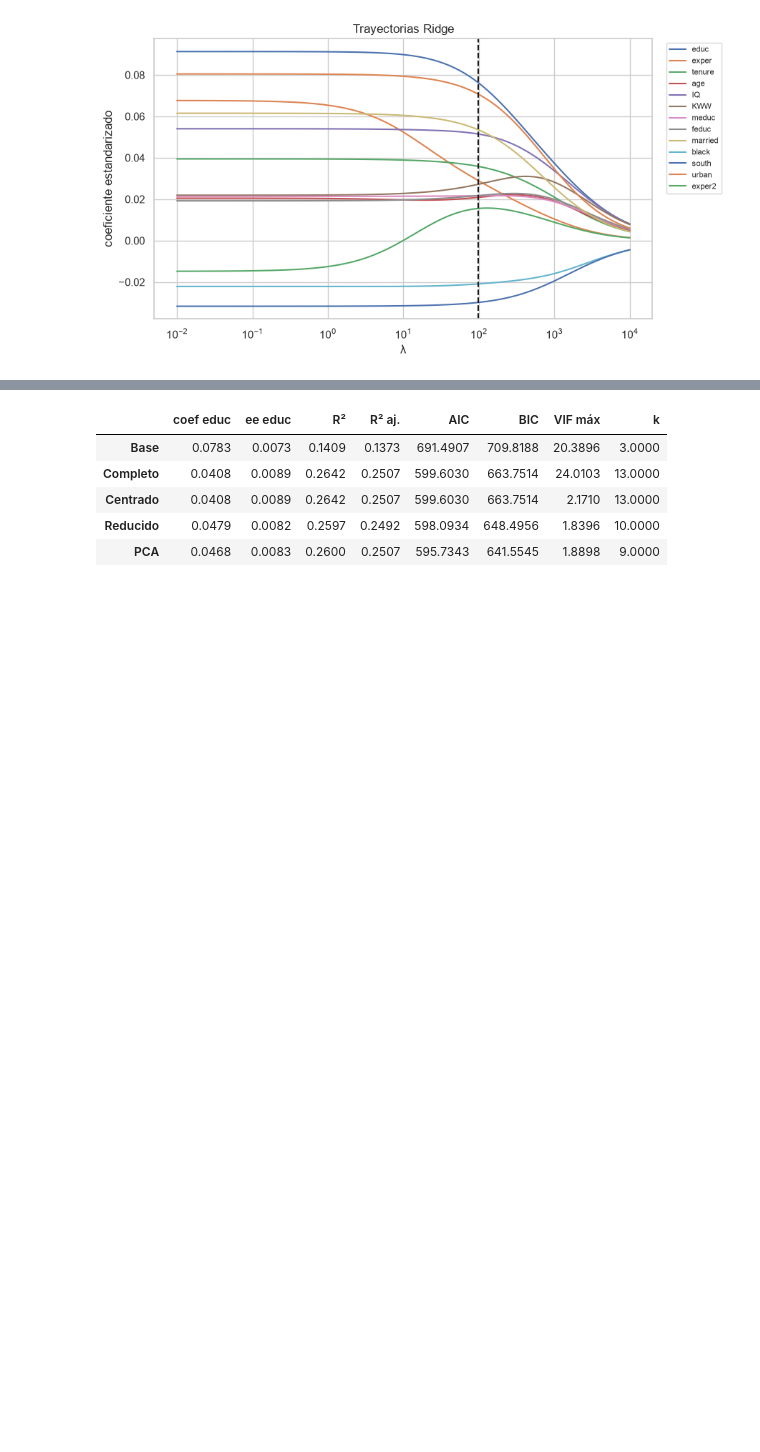
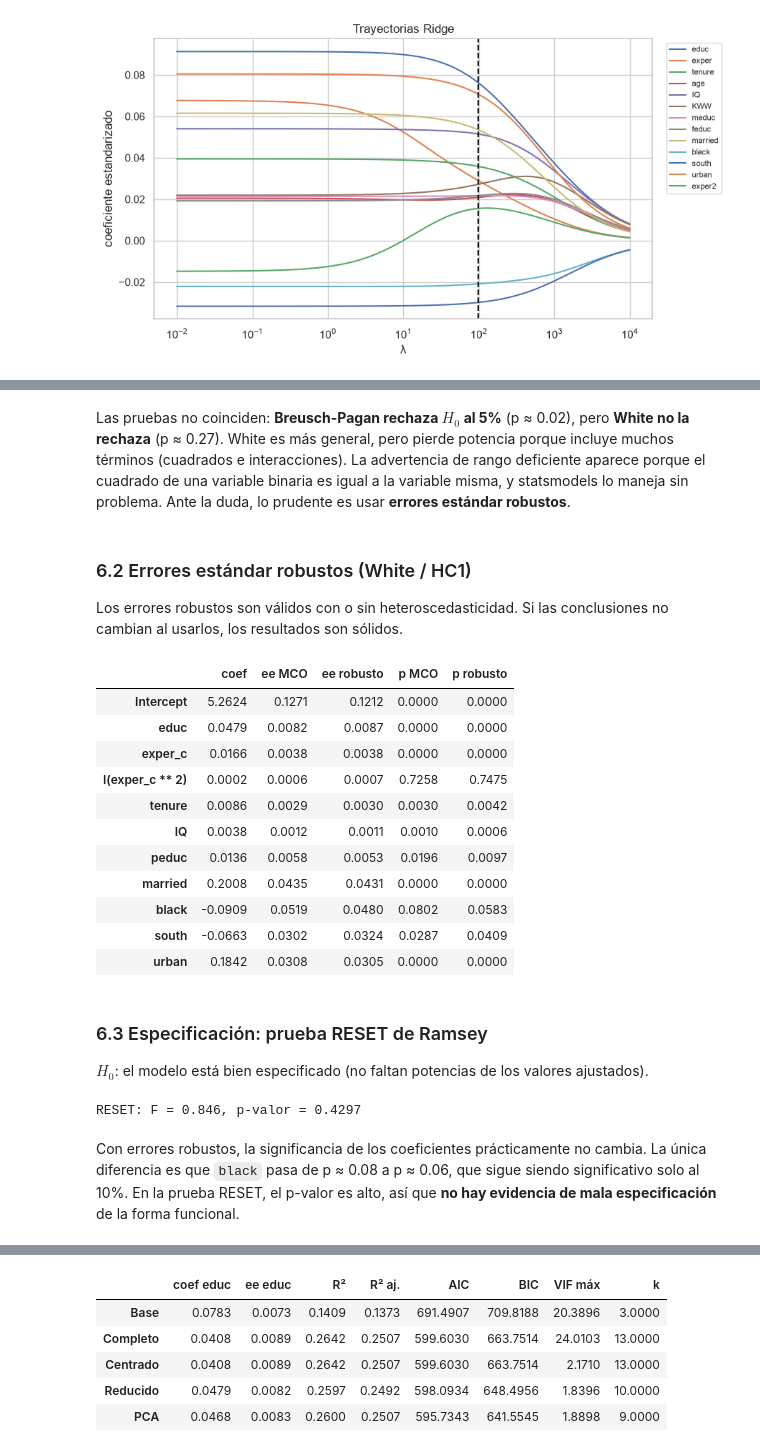
Before and after one commit to ximeelaraa/mincer-multicolinealidad, a Jupyter notebook: multicolinealidad_mincer.ipynb, the cells around one changed output, grey strips where cells are left out. Saved outputs shown, nothing was run; the diff lists cells and outputs as text; code cells hidden in the pictures; blank space fills up the shorter version.

```diff
--- a/multicolinealidad_mincer.ipynb
+++ b/multicolinealidad_mincer.ipynb
@@ -359,0 +448,32 @@ plt.tight_layout(); plt.show()
+# %% [markdown]
+Las pruebas no coinciden: **Breusch-Pagan rechaza $H_0$ al 5%** (p ≈ 0.02), pero **White no la rechaza** (p ≈ 0.27). White es más general, pero pierde potencia porque incluye muchos términos (cuadrados e interacciones). La advertencia de rango deficiente aparece porque el cuadrado de una variable binaria es igual a la variable misma, y statsmodels lo maneja sin problema. Ante la duda, lo prudente es usar **errores estándar robustos**.
+# %% [markdown]
+### 6.2 Errores estándar robustos (White / HC1)
+Los errores robustos son válidos con o sin heteroscedasticidad. Si las conclusiones no cambian al usarlos, los resultados son sólidos.
+# %%
+m_red_rob = smf.ols(f_red, data=df).fit(cov_type="HC1")
+pd.DataFrame({"coef": m_red.params, "ee MCO": m_red.bse, "ee robusto": m_red_rob.bse,
+              "p MCO": m_red.pvalues, "p robusto": m_red_rob.pvalues})
+# %% [output]
+|  | coef | ee MCO | ee robusto | p MCO | p robusto |
+| Intercept | 5.2624 | 0.1271 | 0.1212 | 0.0000 | 0.0000 |
+| educ | 0.0479 | 0.0082 | 0.0087 | 0.0000 | 0.0000 |
+| exper_c | 0.0166 | 0.0038 | 0.0038 | 0.0000 | 0.0000 |
+| I(exper_c ** 2) | 0.0002 | 0.0006 | 0.0007 | 0.7258 | 0.7475 |
+| tenure | 0.0086 | 0.0029 | 0.0030 | 0.0030 | 0.0042 |
+| IQ | 0.0038 | 0.0012 | 0.0011 | 0.0010 | 0.0006 |
+| peduc | 0.0136 | 0.0058 | 0.0053 | 0.0196 | 0.0097 |
+| married | 0.2008 | 0.0435 | 0.0431 | 0.0000 | 0.0000 |
+| black | -0.0909 | 0.0519 | 0.0480 | 0.0802 | 0.0583 |
+| south | -0.0663 | 0.0302 | 0.0324 | 0.0287 | 0.0409 |
+| urban | 0.1842 | 0.0308 | 0.0305 | 0.0000 | 0.0000 |
+# %% [markdown]
+### 6.3 Especificación: prueba RESET de Ramsey
+$H_0$: el modelo está bien especificado (no faltan potencias de los valores ajustados).
+# %%
+reset = linear_reset(m_red, power=3, use_f=True)
+print(f"RESET: F = {reset.fvalue:.3f}, p-valor = {reset.pvalue:.4f}")
+# %% [output]
+RESET: F = 0.846, p-valor = 0.4297
+# %% [markdown]
+Con errores robustos, la significancia de los coeficientes prácticamente no cambia. La única diferencia es que `black` pasa de p ≈ 0.08 a p ≈ 0.06, que sigue siendo significativo solo al 10%. En la prueba RESET, el p-valor es alto, así que **no hay evidencia de mala especificación** de la forma funcional.
```
Also changed, not shown: parts of 18 cells of this notebook, 12 other files.
